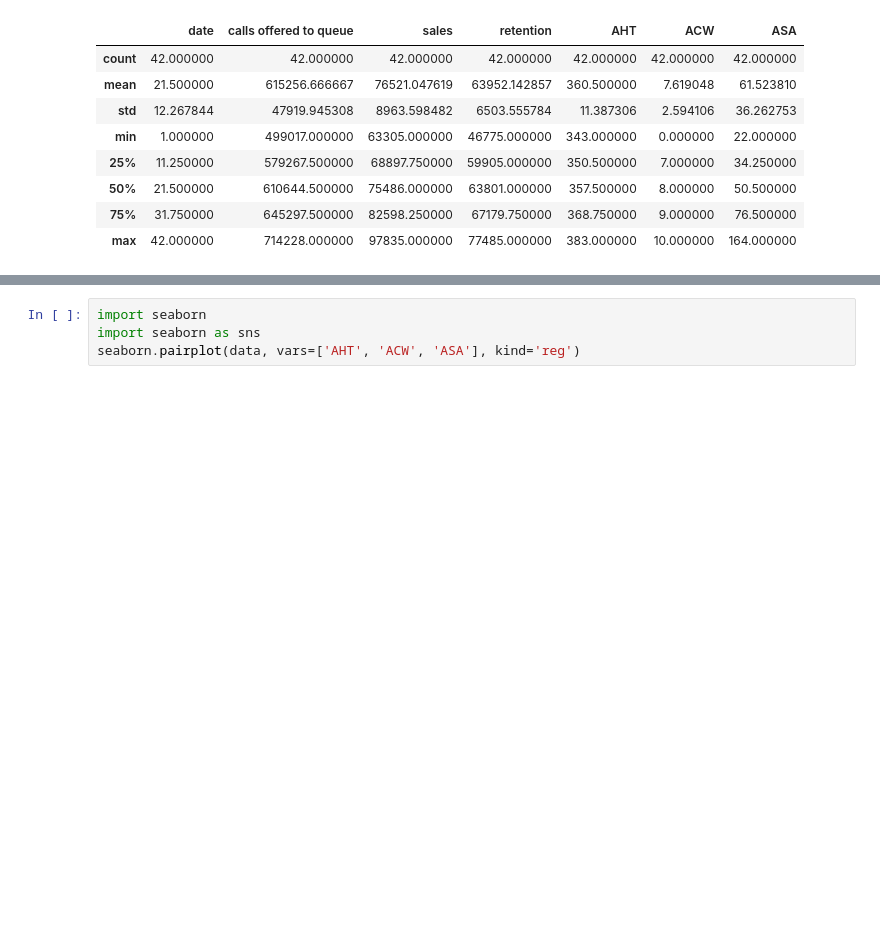
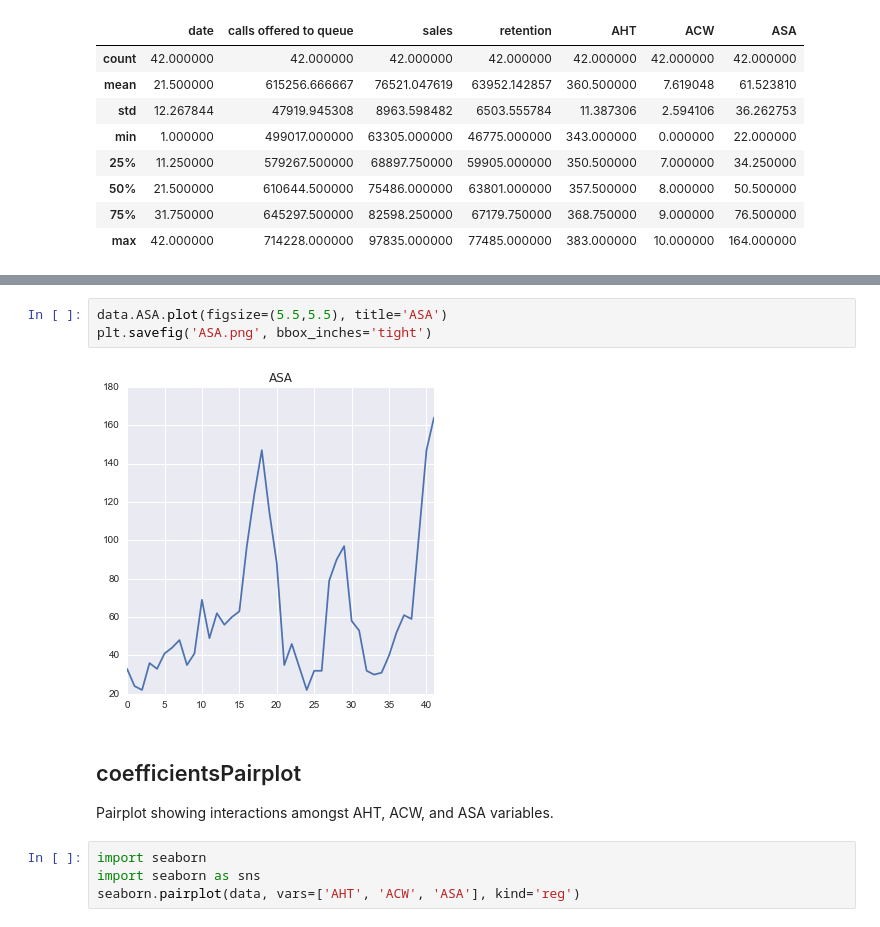
Before and after one commit to ChrisRucker/Samples, a Jupyter notebook: FSC.ipynb, the cells around one changed output, grey strips where cells are left out. Drawn from its saved outputs; the diff is of its cells as text; blank space fills up the shorter version.

```diff
--- a/FSC.ipynb
+++ b/FSC.ipynb
@@ -65,3 +92,12 @@ undertaken by the Agent decreases, the amount of time it takes an Agent to deal
+# %%
+data.ASA.plot(figsize=(5.5,5.5), title='ASA')
+plt.savefig('ASA.png', bbox_inches='tight')
+# %% [output]
+[figure, added]
+# %% [markdown]
+## coefficientsPairplot
+
+Pairplot showing interactions amongst AHT, ACW, and ASA variables.
 # %%
 import seaborn
 import seaborn as sns
```
Also changed, not shown: parts of 19 cells of this notebook.
